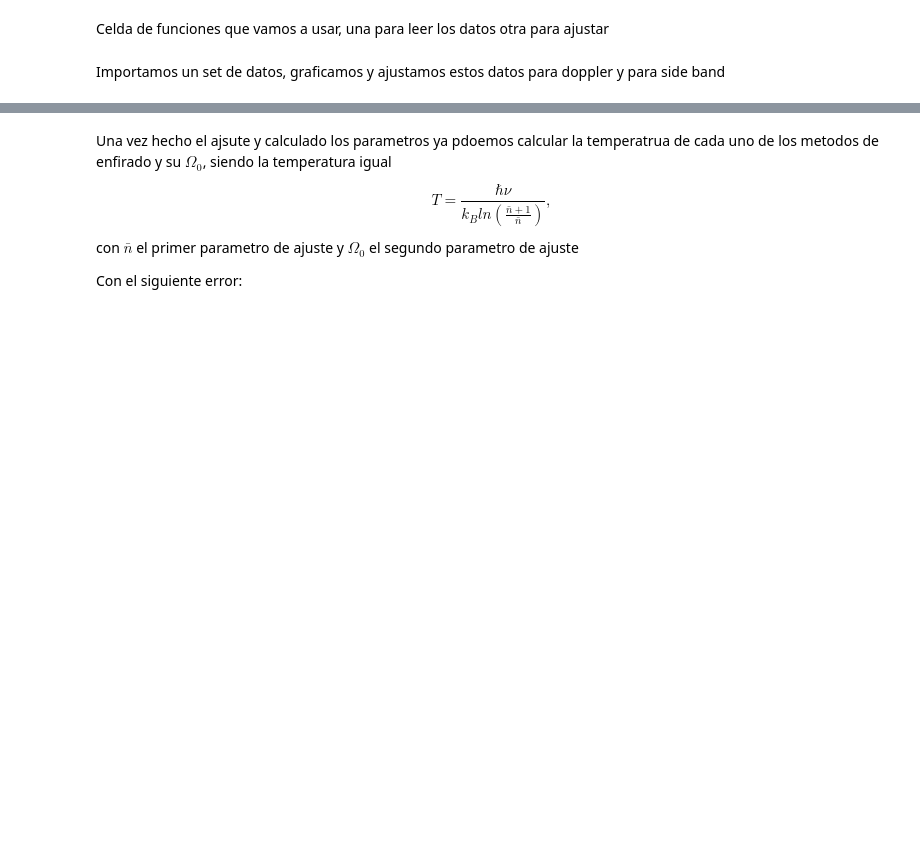
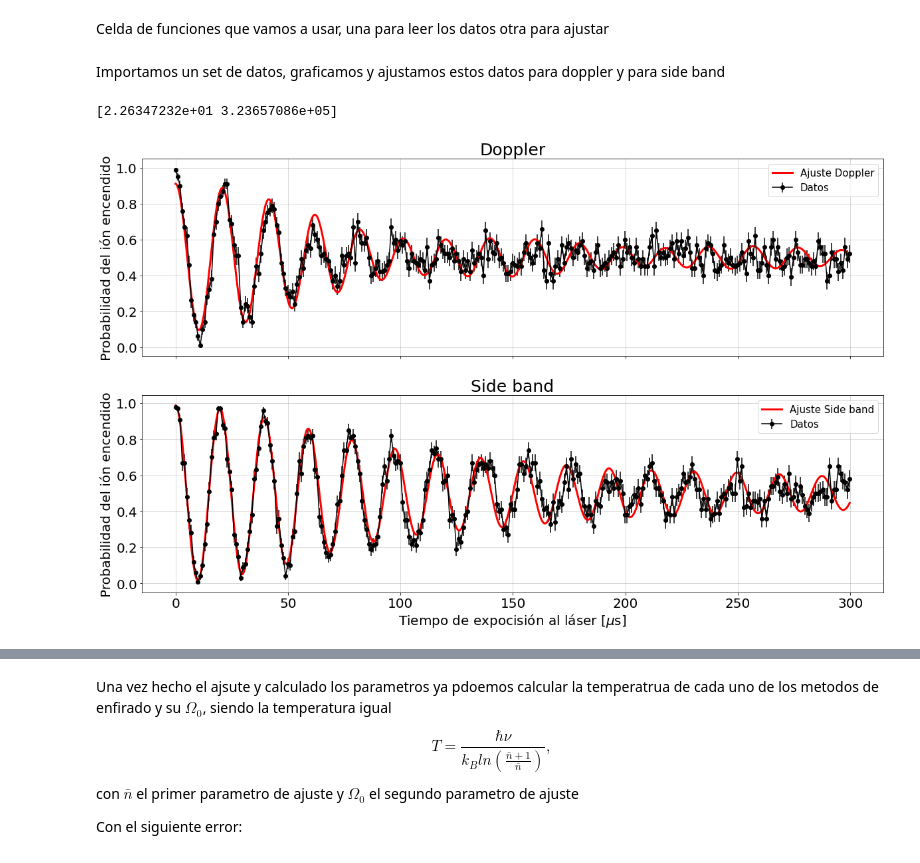
Before and after one commit to tdinapoli/labo-4, a Jupyter notebook: practica_especial/Analisis banda latera y doppler.ipynb, the cells around one changed output, grey strips where cells are left out. Drawn from its saved outputs; the diff is of its cells as text; code cells hidden in the pictures; blank space fills up the shorter version.

```diff
--- a/practica_especial/Analisis banda latera y doppler.ipynb
+++ b/practica_especial/Analisis banda latera y doppler.ipynb
@@ -74,6 +74,48 @@ def prob_fit(t, A, B):
     return (primer_termino + segundo_termino)/2
 # %% [markdown]
 Importamos un set de datos, graficamos y ajustamos estos datos para doppler y para side band
+# %%
+data = np.loadtxt("data/rawData/83/rawdataEMCCD.dat")
+
+t, prob_dop, prob_sb, std_dop, std_sb = sep_data(data, th2)
+
+tiempos_plot = np.linspace(min(t), max(t), 1000)
+
+param_dop, pcov_dop = curve_fit(prob_fit, t, prob_dop, sigma = std_dop, absolute_sigma = True, p0=[ 0.1, 314000])
+param_sb, pcov_sb = curve_fit(prob_fit, t, prob_sb, sigma = std_sb, absolute_sigma = True ,p0=[ 0.1, 314000])
+
+
+fig, (ax1,ax2) = plt.subplots(2,1,figsize=(20,12), sharex = True,facecolor ='w')
+
+ax1.errorbar(t*1e6, prob_dop, fmt = 'o-', yerr = std_dop, color = 'k', label = 'Datos')
+ax1.plot(tiempos_plot*1e6, prob_fit(tiempos_plot, *param_dop),'-', linewidth = 3, color = 'red', label = 'Ajuste Doppler')
+
+#ax1.set_xlabel('Tiempo de expocisión al láser [$\mu$s]',color = 'k', fontsize = 25)
+ax1.set_ylabel('Probabilidad del ión encendido', color = 'k',fontsize = 20)
+ax1.tick_params(axis='both', labelsize = 20)
+ax1.grid(alpha = 0.6)
+ax1.set_title('Doppler', fontsize = 25)
+ax1.legend(fontsize = 15)
+
+
+ax2.errorbar(t*1e6, prob_sb, fmt = 'o-', color = 'k', yerr = std_sb, label = 'Datos')
+ax2.plot(tiempos_plot*1e6, prob_fit(tiempos_plot, *param_sb), '-', linewidth = 3, color = 'red', label = 'Ajuste Side band')
+
+plt.xlabel('Tiempo de expocisión al láser [$\mu$s]',color = 'k', fontsize = 20)
+plt.ylabel('Probabilidad del ión encendido', color = 'k',fontsize = 20)
+plt.tick_params(axis='both', labelsize = 20)
+ax2.set_title('Side band', fontsize = 25)
+ax2.grid(alpha = 0.6)
+ax2.legend(fontsize = 15)
+#legend  = plt.legend(fontsize=20)
+#legend.get_frame().set_facecolor('#001633')
+#plt.setp(legend.get_texts(), color='w')
+plt.savefig('Sb+dop.pdf')#, dpi = 1000,  transparent = True)
+
+print(param_dop)
+# %% [output]
+[2.26347232e+01 3.23657086e+05]
+[figure, added]
 # %%
 data = np.loadtxt("data/rawData/83/rawdataEMCCD.dat")
 
```
Also changed, not shown: parts of 6 cells of this notebook, 22 other files.
